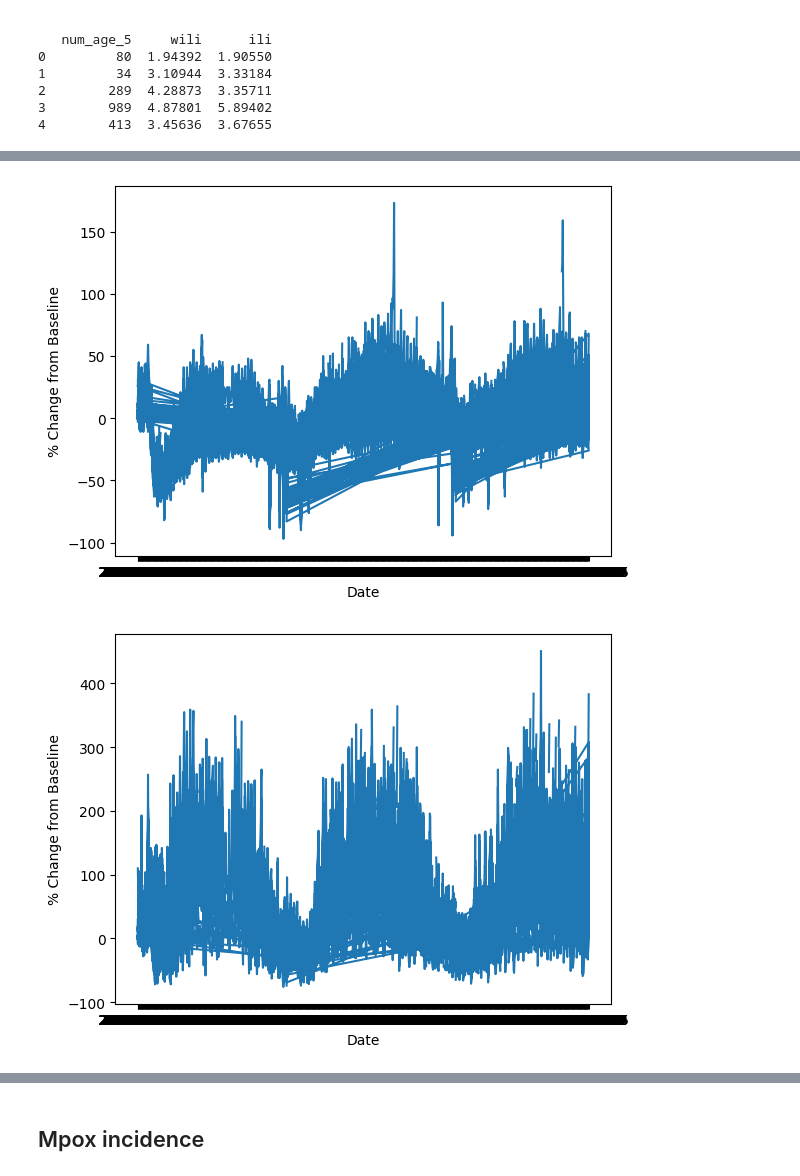
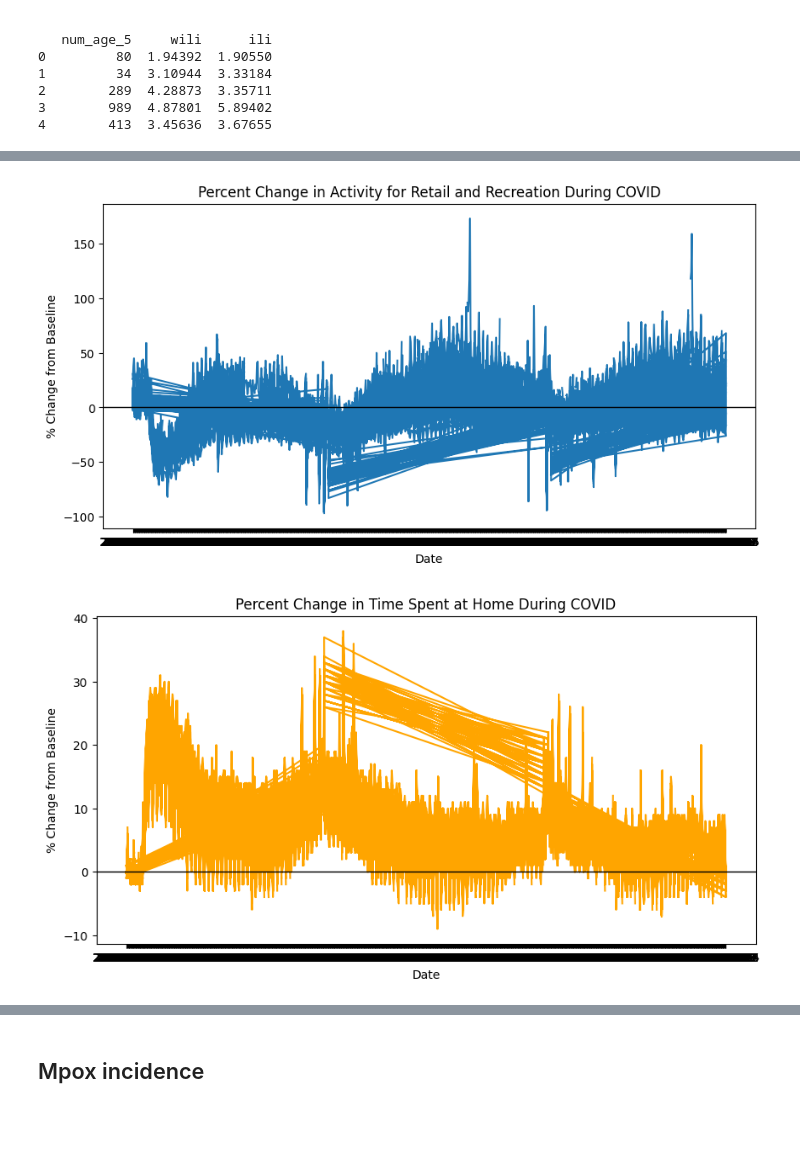
Before and after one commit to computationalUncertaintyLab/TSID, a Jupyter notebook: ch1.ipynb, the cells around one changed output, grey strips where cells are left out. Cells and saved outputs as stored; diff of their text form; code cells hidden in the pictures; blank space fills up the shorter version.

Commit message:
added data explanations and graph at t-1 for covid mobility

```diff
--- a/ch1.ipynb
+++ b/ch1.ipynb
@@ -186,26 +225,28 @@ COVID Community Mobility Reports aim to provide insights into what changed in re
 # %%
 #--d
 import pandas as pd
+import matplotlib.pyplot as plt
 
 CM = pd.read_csv("./data/pa_covid.csv")
 
 # a plot of one county time seires for two activities
 
-plt.figure()
+plt.figure(figsize=(10, 5))                                                                   ##Plot of Retail and Recreation Change
 plt.plot(CM["date"],CM["retail_and_recreation_percent_change_from_baseline"])
 plt.xlabel("Date")
 plt.ylabel("% Change from Baseline")
+plt.title("Percent Change in Activity for Retail and Recreation During COVID")
+plt.axhline(0, color="black", linewidth=1)
 plt.show()
 
 
-plt.figure()
-plt.plot(CM["date"],CM["parks_percent_change_from_baseline"])
+plt.figure (figsize=(10, 5))                                                     ## Plot of Time Spent at Home Percent Change
+plt.plot(CM["date"],CM["residential_percent_change_from_baseline"], color = "orange")
 plt.xlabel("Date")
 plt.ylabel("% Change from Baseline")
+plt.title("Percent Change in Time Spent at Home During COVID")
+plt.axhline(0, color="black", linewidth=1)
 plt.show()
-
-# x is the day
-# y - parks_percent_change_from_baseline (<-for example)
 # %% [output]
-[figure, old version]
+[figure, new version]
-[figure, old version]
+[figure, new version]
```
Also changed, not shown: parts of 5 cells of this notebook.
